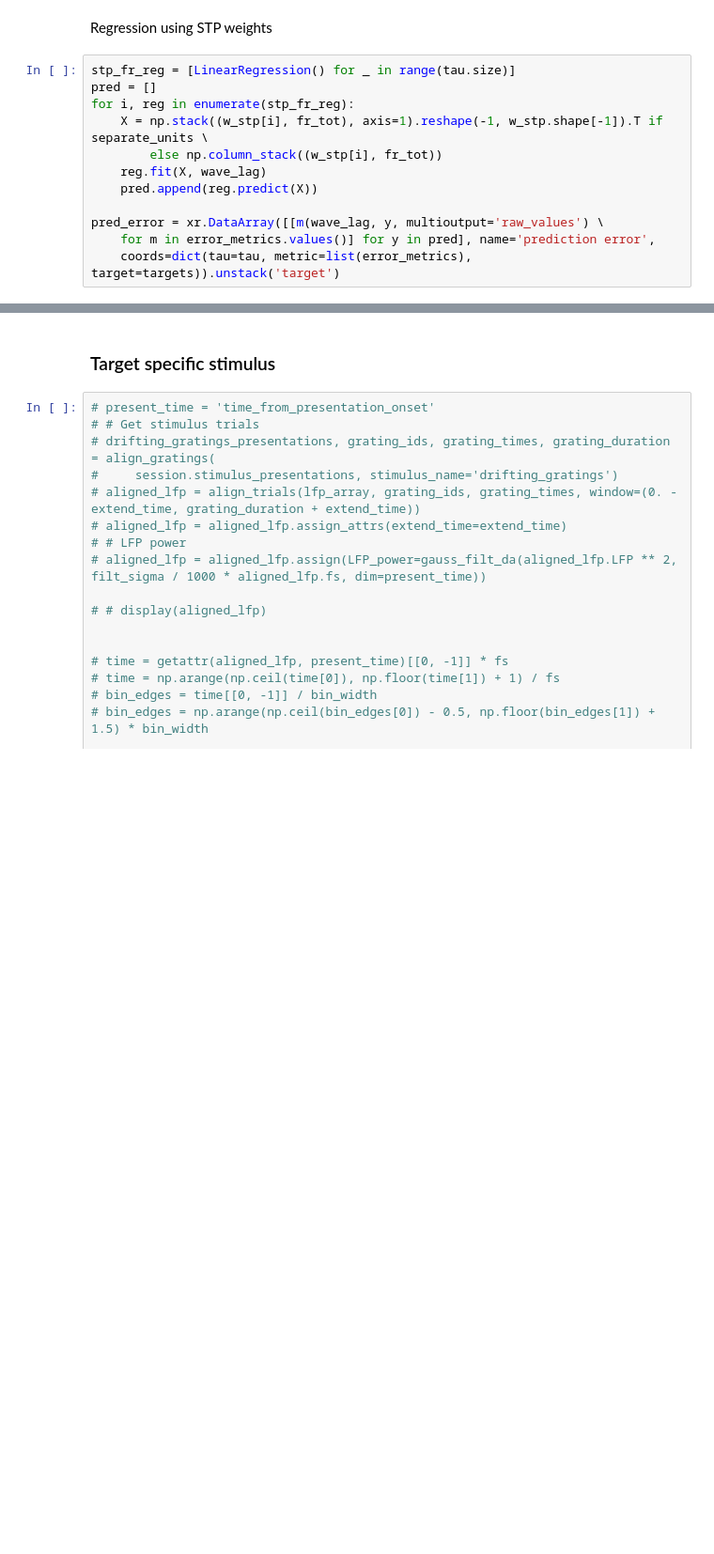
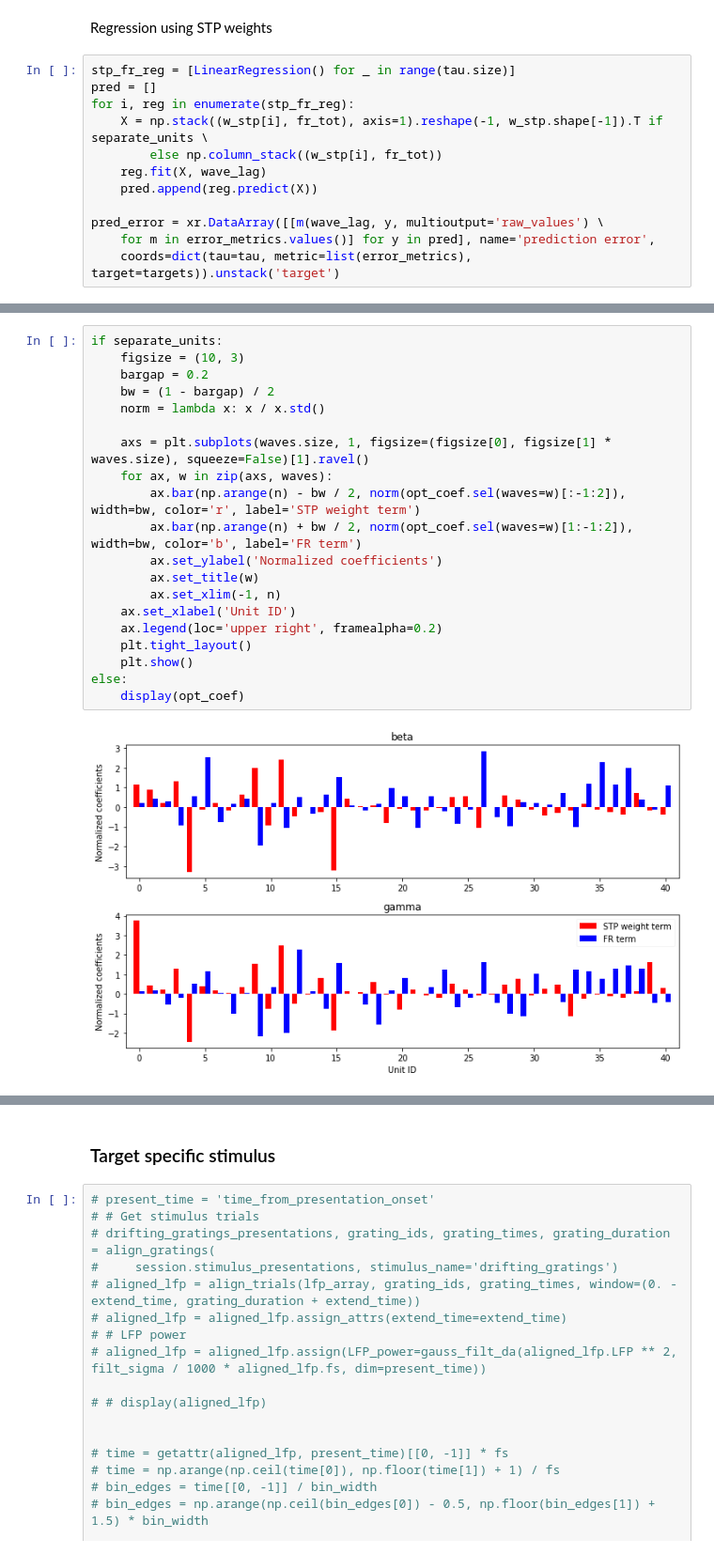
Before and after one commit to chenziao/Analyzing_Allen_Visual_Coding_Neuropixels_Dataset, a Jupyter notebook: Analyze_Visual_STP.ipynb, the cells around one changed output, grey strips where cells are left out. Shown at 94% size. Drawn from its saved outputs; the diff is of its cells as text; blank space fills up the shorter version.

```diff
--- a/Analyze_Visual_STP.ipynb
+++ b/Analyze_Visual_STP.ipynb
@@ -386,3 +374,25 @@ Coordinates:
+# %%
+if separate_units:
+    figsize = (10, 3)
+    bargap = 0.2
+    bw = (1 - bargap) / 2
+    norm = lambda x: x / x.std()
+
+    axs = plt.subplots(waves.size, 1, figsize=(figsize[0], figsize[1] * waves.size), squeeze=False)[1].ravel()
+    for ax, w in zip(axs, waves):
+        ax.bar(np.arange(n) - bw / 2, norm(opt_coef.sel(waves=w)[:-1:2]), width=bw, color='r', label='STP weight term')
+        ax.bar(np.arange(n) + bw / 2, norm(opt_coef.sel(waves=w)[1:-1:2]), width=bw, color='b', label='FR term')
+        ax.set_ylabel('Normalized coefficients')
+        ax.set_title(w)
+        ax.set_xlim(-1, n)
+    ax.set_xlabel('Unit ID')
+    ax.legend(loc='upper right', framealpha=0.2)
+    plt.tight_layout()
+    plt.show()
+else:
+    display(opt_coef)
+# %% [output]
+[figure, added]
 # %%
 pred_clr = {'gamma': 'orange', 'beta': 'blue'}
 err_clr = {'gamma': 'y', 'beta': 'c'}
```
Also changed, not shown: parts of 10 cells of this notebook.
